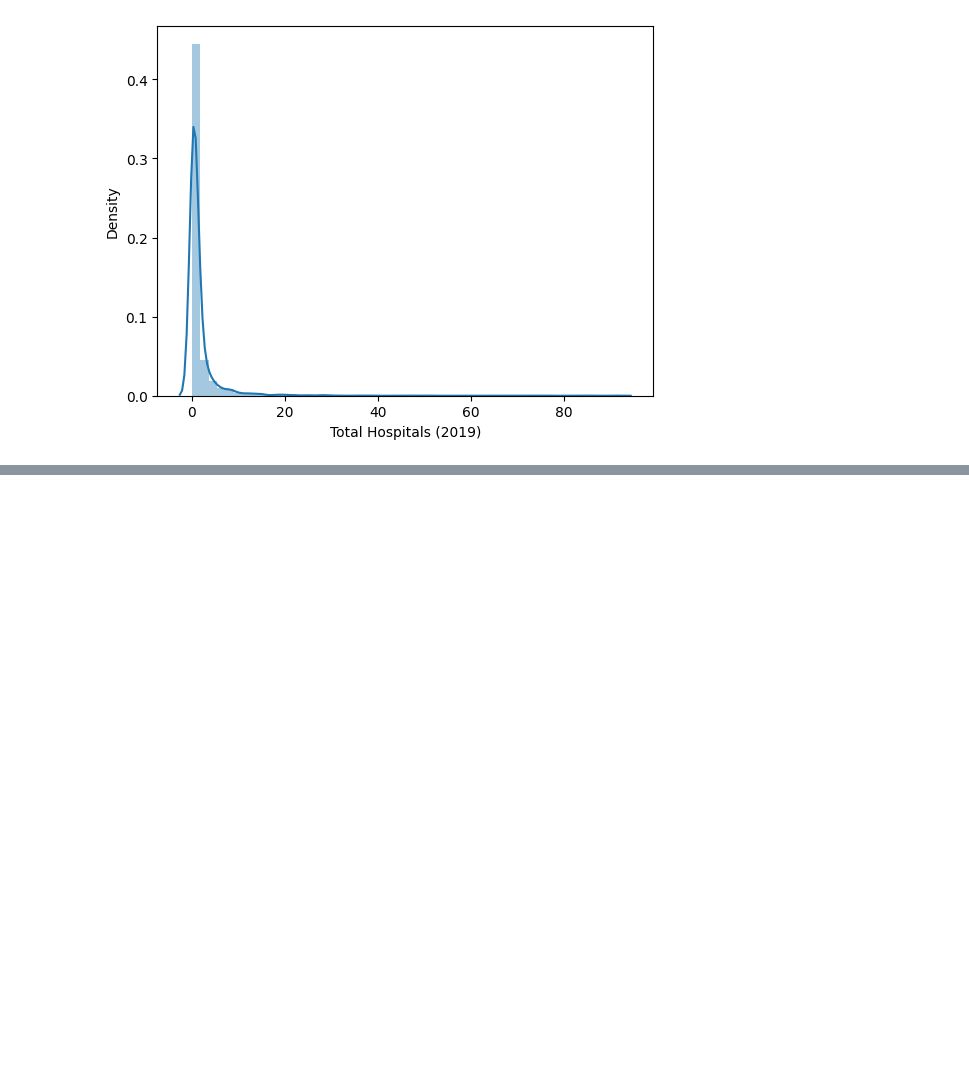
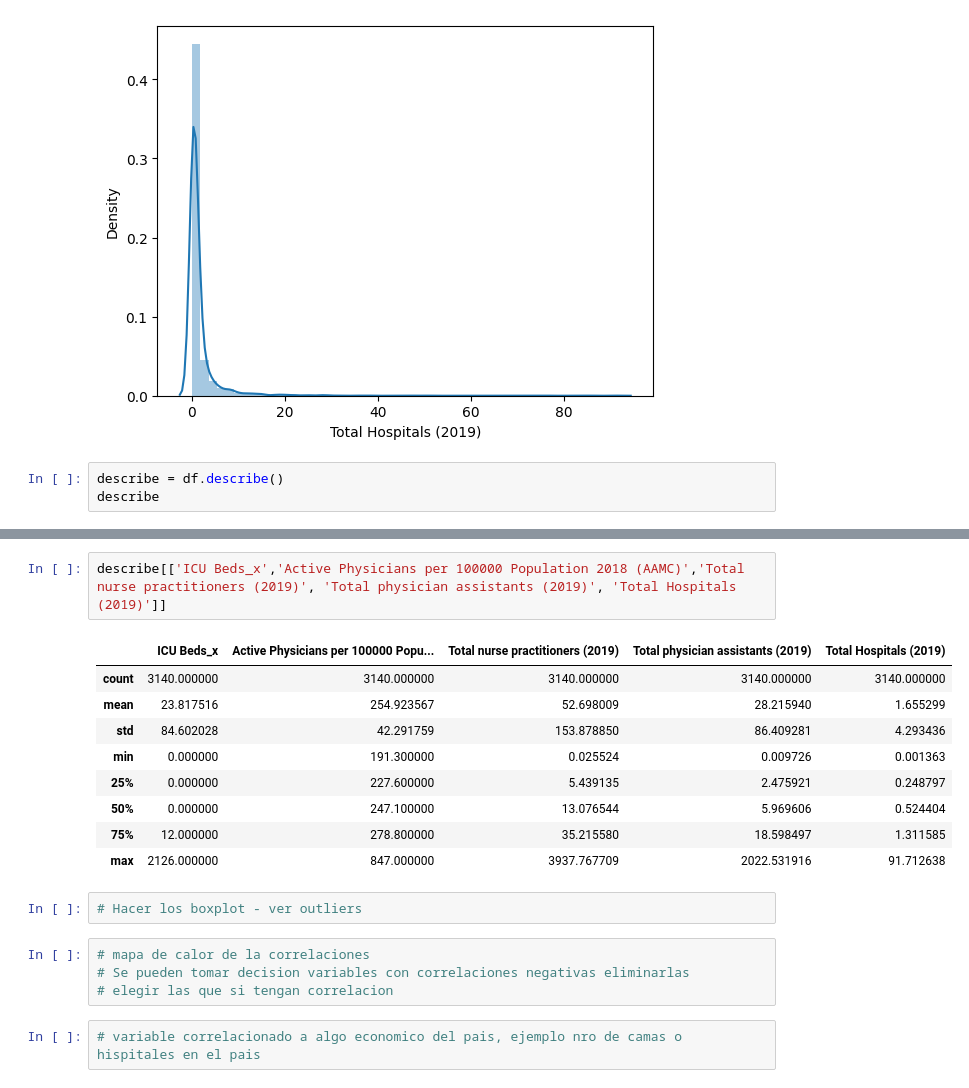
Before and after one commit to JuanAntonaccio/linear_reagresion_reg, a Jupyter notebook: src/explore.ipynb, the cells around one changed output, grey strips where cells are left out. Cells and saved outputs as stored; diff of their text form; blank space fills up the shorter version.

```diff
--- a/src/explore.ipynb
+++ b/src/explore.ipynb
@@ -142,3 +142,6 @@ sns.distplot(df['Total Hospitals (2019)'])
 # %% [output]
 <AxesSubplot:xlabel='Total Hospitals (2019)', ylabel='Density'>
 [figure]
+# %%
+describe = df.describe()
+describe
@@ -144,0 +187,20 @@ sns.distplot(df['Total Hospitals (2019)'])
+# %%
+describe[['ICU Beds_x','Active Physicians per 100000 Population 2018 (AAMC)','Total nurse practitioners (2019)', 'Total physician assistants (2019)', 'Total Hospitals (2019)']]
+# %% [output]
+|  | ICU Beds_x | Active Physicians per 100000 Popu... | Total nurse practitioners (2019) | Total physician assistants (2019) | Total Hospitals (2019) |
+| count | 3140.000000 | 3140.000000 | 3140.000000 | 3140.000000 | 3140.000000 |
+| mean | 23.817516 | 254.923567 | 52.698009 | 28.215940 | 1.655299 |
+| std | 84.602028 | 42.291759 | 153.878850 | 86.409281 | 4.293436 |
+| min | 0.000000 | 191.300000 | 0.025524 | 0.009726 | 0.001363 |
+| 25% | 0.000000 | 227.600000 | 5.439135 | 2.475921 | 0.248797 |
+| 50% | 0.000000 | 247.100000 | 13.076544 | 5.969606 | 0.524404 |
+| 75% | 12.000000 | 278.800000 | 35.215580 | 18.598497 | 1.311585 |
+| max | 2126.000000 | 847.000000 | 3937.767709 | 2022.531916 | 91.712638 |
+# %%
+# Hacer los boxplot - ver outliers
+# %%
+# mapa de calor de la correlaciones
+# Se pueden tomar decision variables con correlaciones negativas eliminarlas
+# elegir las que si tengan correlacion
+# %%
+# variable correlacionado a algo economico del pais, ejemplo nro de camas o hispitales en el pais
```
Also changed, not shown: parts of 3 cells of this notebook.
